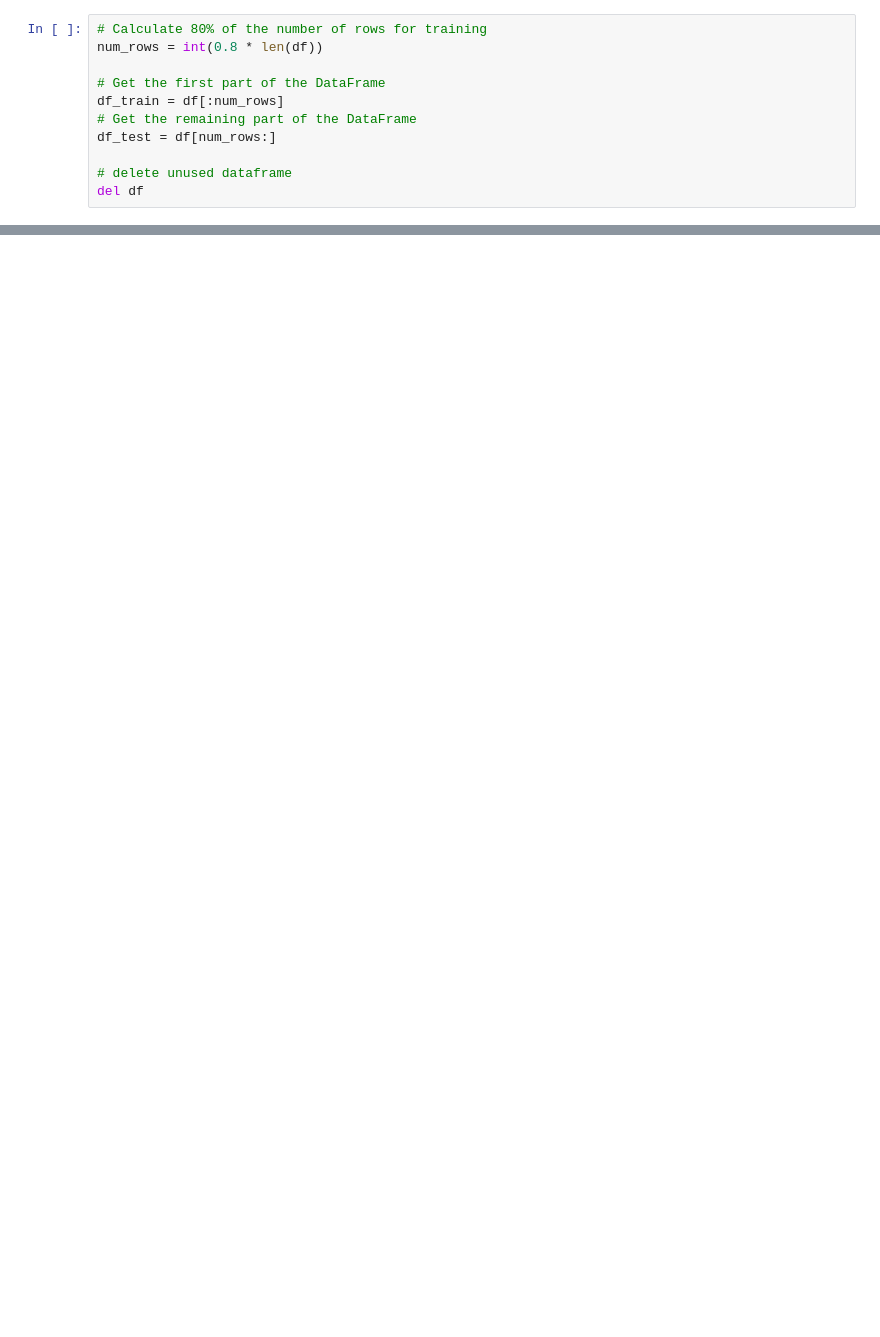
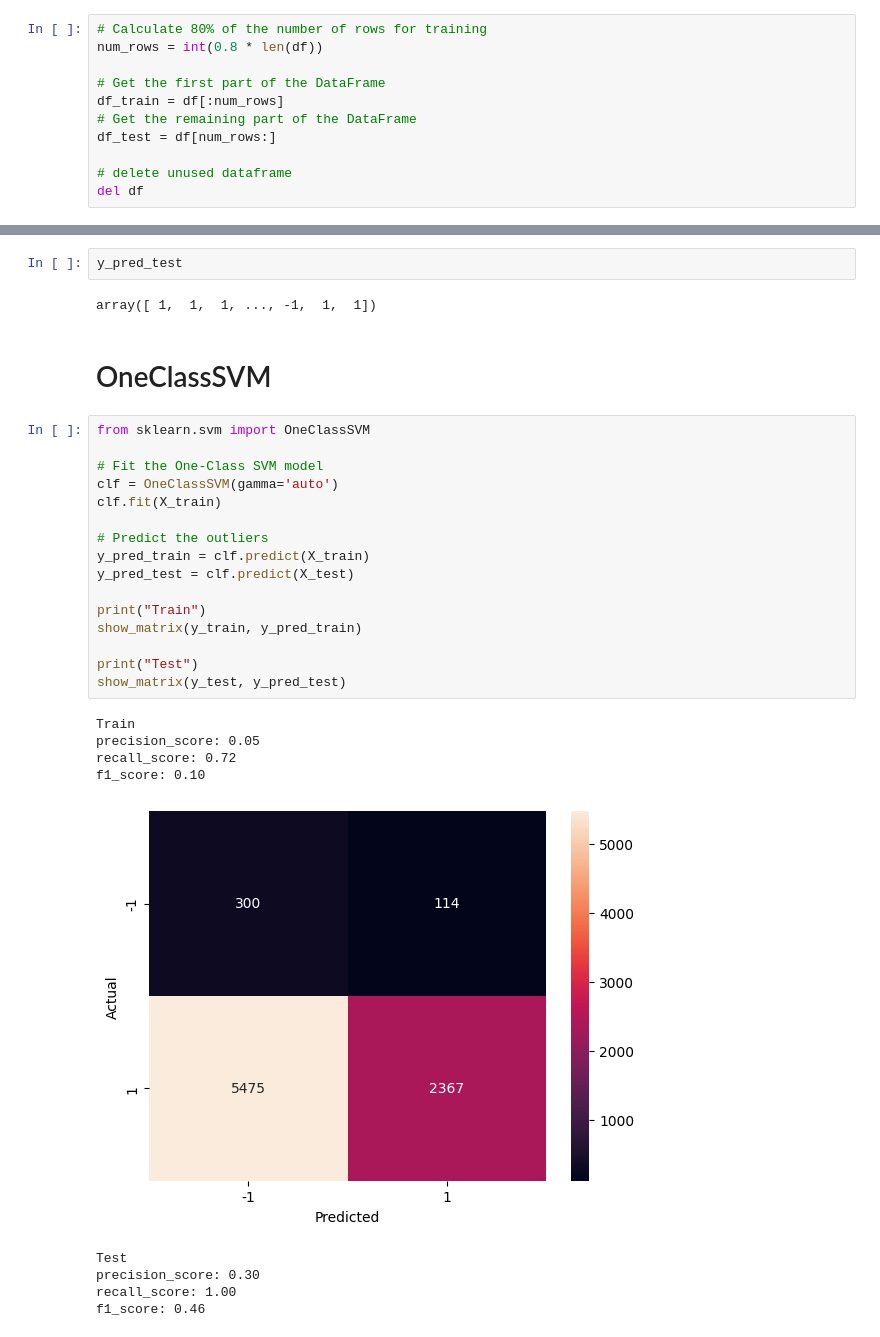
Before and after one commit to fatyanosa/iiwas2023, a Jupyter notebook: nyc_taxi.ipynb, the cells around one changed output, grey strips where cells are left out. Cells and saved outputs as stored; diff of their text form; blank space fills up the shorter version.

```diff
--- a/nyc_taxi.ipynb
+++ b/nyc_taxi.ipynb
@@ -254,0 +225,32 @@ for i in range(X.shape[0]):
+# %%
+y_pred_test
+# %% [output]
+array([ 1,  1,  1, ..., -1,  1,  1])
+# %% [markdown]
+# OneClassSVM
+# %%
+from sklearn.svm import OneClassSVM
+
+# Fit the One-Class SVM model
+clf = OneClassSVM(gamma='auto')
+clf.fit(X_train)
+
+# Predict the outliers
+y_pred_train = clf.predict(X_train)
+y_pred_test = clf.predict(X_test)
+
+print("Train")
+show_matrix(y_train, y_pred_train)
+
+print("Test")
+show_matrix(y_test, y_pred_test)
+# %% [output]
+Train
+precision_score: 0.05
+recall_score: 0.72
+f1_score: 0.10
+[figure, added]
+Test
+precision_score: 0.30
+recall_score: 1.00
+f1_score: 0.46
```
Also changed, not shown: parts of 23 cells of this notebook, 1 other file.
